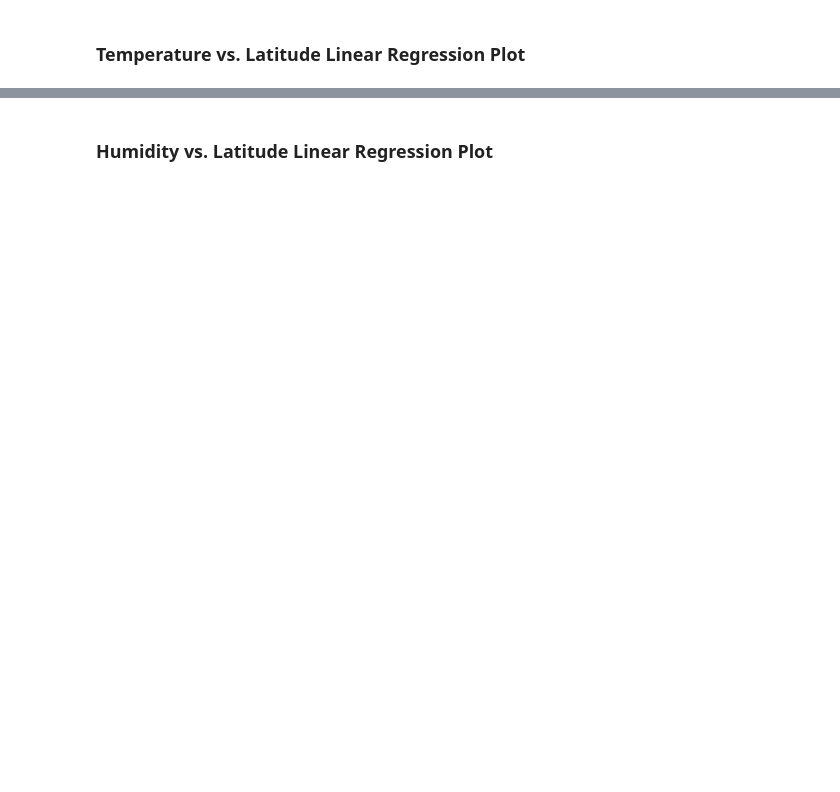
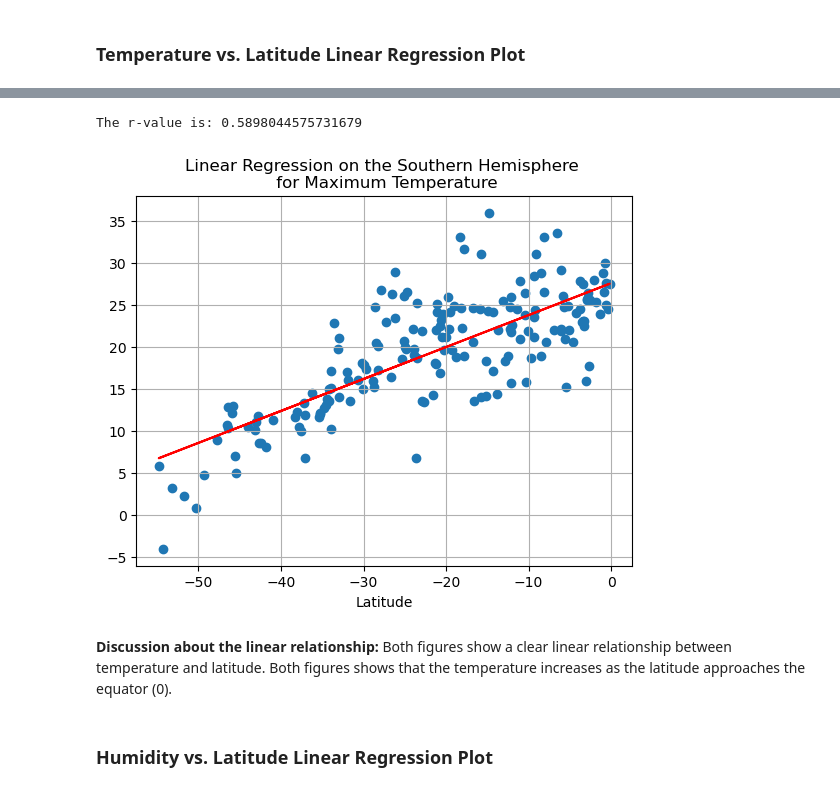
Before and after one commit to sarsteg/weather-vacation-python-api, a Jupyter notebook: WeatherPy.ipynb, the cells around one changed output, grey strips where cells are left out. Drawn from its saved outputs; the diff is of its cells as text; code cells hidden in the pictures; blank space fills up the shorter version.

```diff
--- a/WeatherPy.ipynb
+++ b/WeatherPy.ipynb
@@ -315,2 +338,14 @@ The r-value is: 0.4121057168607245
+# %%
+# Linear regression on Southern Hemisphere
+x_values = southern_hemi_df["Lat"]
+y_values = southern_hemi_df["Max Temp"]
+
+# Call the function
+plot_linear_regression(x_values, y_values, 'Linear Regression on the Southern Hemisphere \n for Maximum Temperature', (-50,90))
+# %% [output]
+The r-value is: 0.5898044575731679
+[figure, added]
+# %% [markdown]
+**Discussion about the linear relationship:** Both figures show a clear linear relationship between temperature and latitude. Both figures shows that the temperature increases as the latitude approaches the equator (0).
 # %% [markdown]
 ### Humidity vs. Latitude Linear Regression Plot
```
Also changed, not shown: parts of 24 cells of this notebook.
